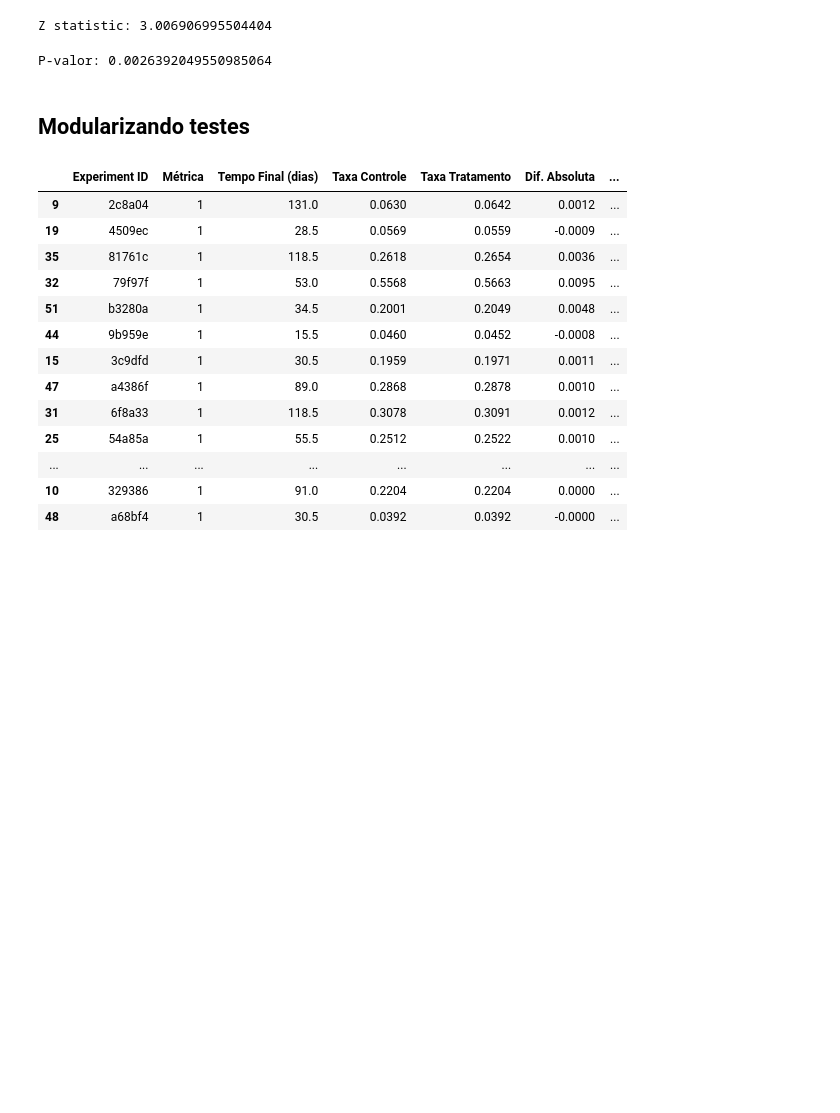
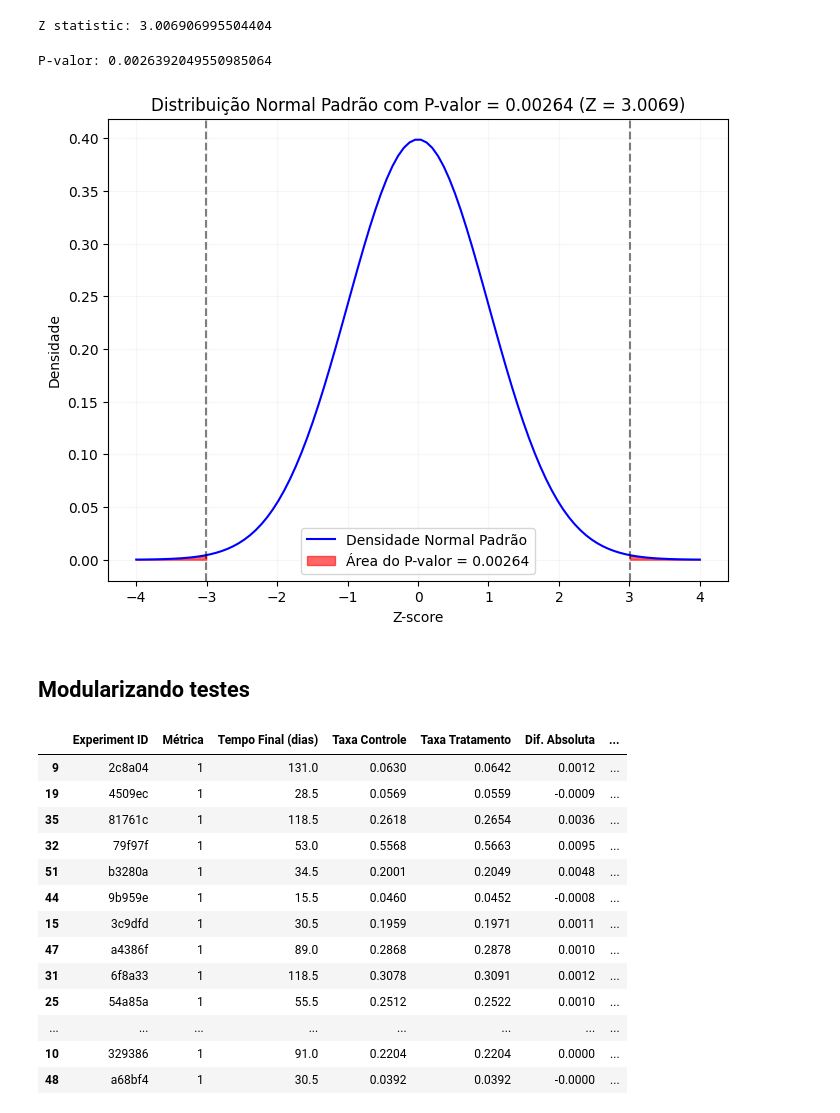
Before and after one commit to Reyso/A-B-test, a Jupyter notebook: experiment.ipynb, the cells around one changed output. Cells and saved outputs as stored; diff of their text form; code cells hidden in the pictures; blank space fills up the shorter version.

```diff
--- a/experiment.ipynb
+++ b/experiment.ipynb
@@ -162,6 +164,37 @@ p_valor = 2 * (1-norm.cdf(abs(Z)))
 print(f'P-valor: {p_valor}')
 # %% [output]
 P-valor: 0.0026392049550985064
+# %%
+
+# Criar pontos para o eixo x (Z-scores)
+x = np.linspace(-4, 4, 100)
+# Calcular a densidade normal padrão
+y = norm.pdf(x, 0, 1)
+
+# Criar o gráfico
+plt.figure(figsize=(8, 6))
+# Plotar a curva de densidade
+plt.plot(x, y, 'b-', label='Densidade Normal Padrão')
+
+# Sombrear as caudas (Z < -3.0069 e Z > 3.0069)
+x_left_tail = np.linspace(-4, -Z, 100)
+x_right_tail = np.linspace(Z, 4, 100)
+plt.fill_between(x_left_tail, norm.pdf(x_left_tail, 0, 1), color='red', alpha=0.6, label=f'Área do P-valor = {p_valor:.5f}')
+plt.fill_between(x_right_tail, norm.pdf(x_right_tail, 0, 1), color='red', alpha=0.6)
+
+# Configurar o gráfico
+plt.title(f'Distribuição Normal Padrão com P-valor = {p_valor:.5f} (Z = {Z:.4f})')
+plt.xlabel('Z-score')
+plt.ylabel('Densidade')
+plt.axvline(x=-Z, color='black', linestyle='--', alpha=0.5)
+plt.axvline(x=Z, color='black', linestyle='--', alpha=0.5)
+plt.legend()
+plt.grid(True, alpha=0.1)
+
+# Exibir o gráfico
+plt.show()
+# %% [output]
+[figure, added]
 # %% [markdown]
 ## Modularizando testes
 # %%
```
Also changed, not shown: parts of 5 cells of this notebook, 2 other files.
